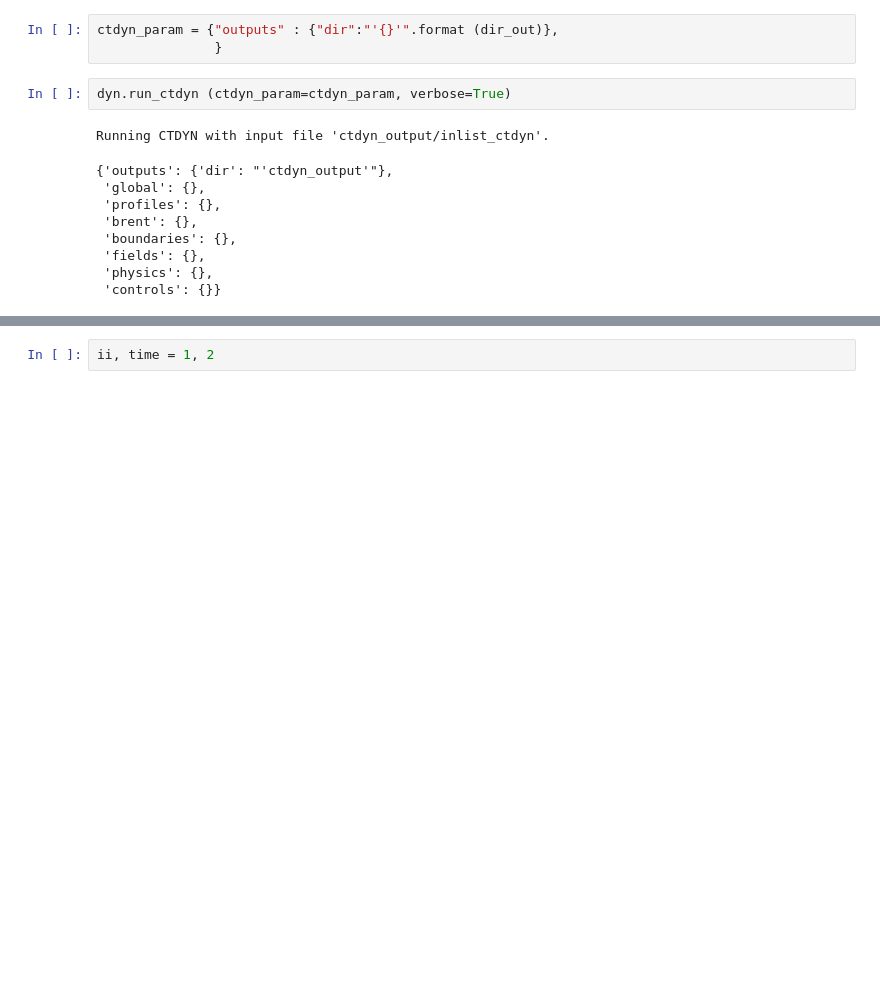
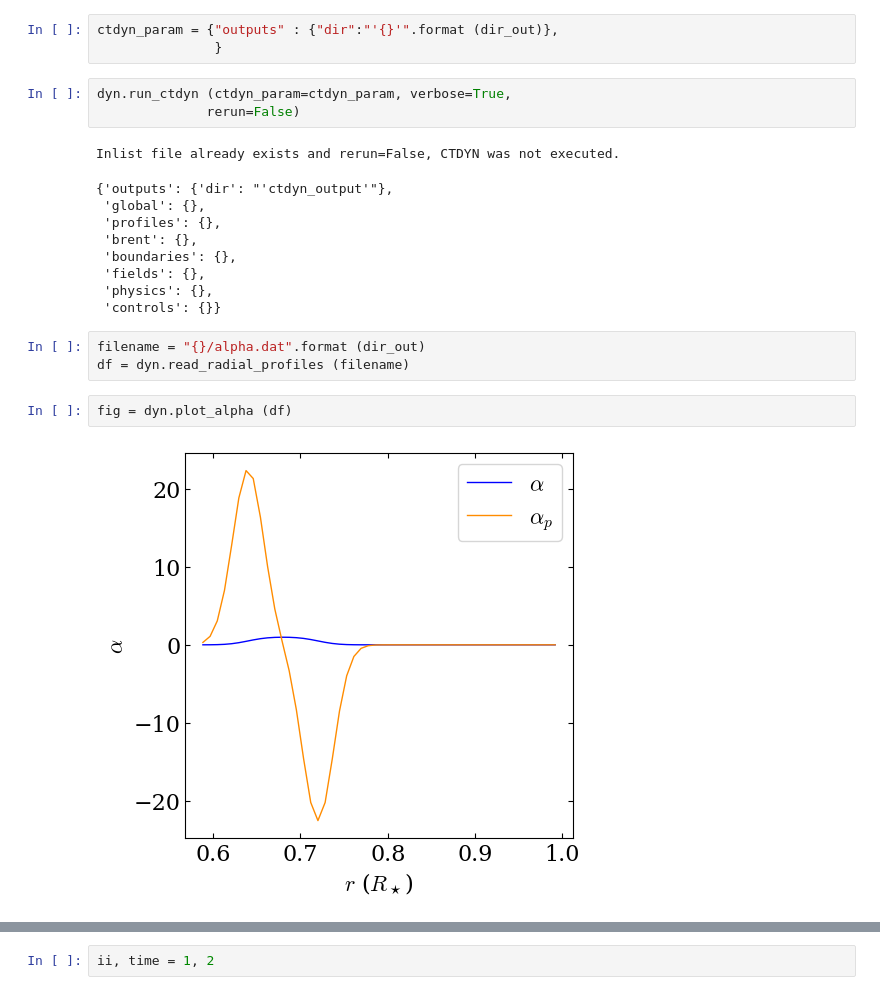
Before and after one commit to sybreton/CTDYN, a Jupyter notebook: notebooks/quickstart.ipynb, the cells around one changed output, grey strips where cells are left out. Drawn from its saved outputs; the diff is of its cells as text; blank space fills up the shorter version.

```diff
--- a/notebooks/quickstart.ipynb
+++ b/notebooks/quickstart.ipynb
@@ -8,9 +8,10 @@ dir_out = "ctdyn_output"
 ctdyn_param = {"outputs" : {"dir":"'{}'".format (dir_out)},
                }
 # %%
-dyn.run_ctdyn (ctdyn_param=ctdyn_param, verbose=True)
+dyn.run_ctdyn (ctdyn_param=ctdyn_param, verbose=True,
+              rerun=False)
 # %% [output]
-Running CTDYN with input file 'ctdyn_output/inlist_ctdyn'.
+Inlist file already exists and rerun=False, CTDYN was not executed.
 {'outputs': {'dir': "'ctdyn_output'"},
  'global': {},
  'profiles': {},
@@ -19,3 +20,10 @@ Running CTDYN with input file 'ctdyn_output/inlist_ctdyn'.
  'fields': {},
  'physics': {},
  'controls': {}}
+# %%
+filename = "{}/alpha.dat".format (dir_out)
+df = dyn.read_radial_profiles (filename)
+# %%
+fig = dyn.plot_alpha (df)
+# %% [output]
+[figure, added]
```
Also changed, not shown: parts of 9 cells of this notebook, 13 other files.
